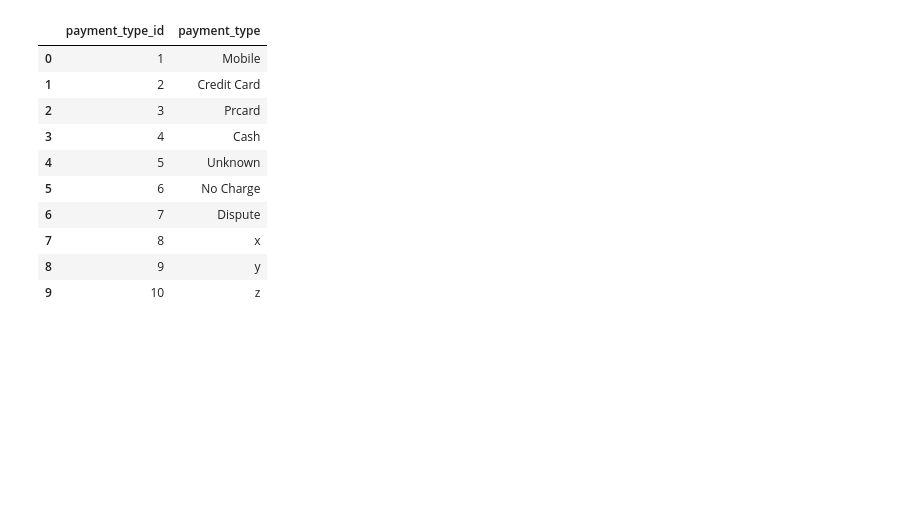
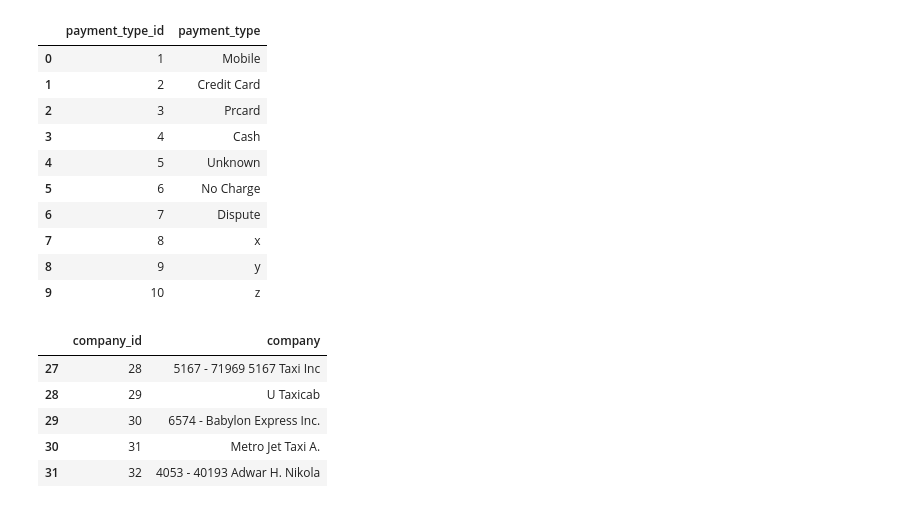
Before and after one commit to csernyzsolt-collab/AWS, a Jupyter notebook: src/notebooks/06_taxi_data_mapping.ipynb, the cells around one changed output. Cells and saved outputs as stored; diff of their text form; code cells hidden in the pictures; blank space fills up the shorter version.

```diff
--- a/src/notebooks/06_taxi_data_mapping.ipynb
+++ b/src/notebooks/06_taxi_data_mapping.ipynb
@@ -513,3 +513,12 @@ dim_payment_type
 | 7 | 8 | x |
 | 8 | 9 | y |
 | 9 | 10 | z |
+# %%
+dim_company.tail()
+# %% [output]
+|  | company_id | company |
+| 27 | 28 | 5167 - 71969 5167 Taxi Inc |
+| 28 | 29 | U Taxicab |
+| 29 | 30 | 6574 - Babylon Express Inc. |
+| 30 | 31 | Metro Jet Taxi A. |
+| 31 | 32 | 4053 - 40193 Adwar H. Nikola |
```
Also changed, not shown: parts of 2 cells of this notebook.
